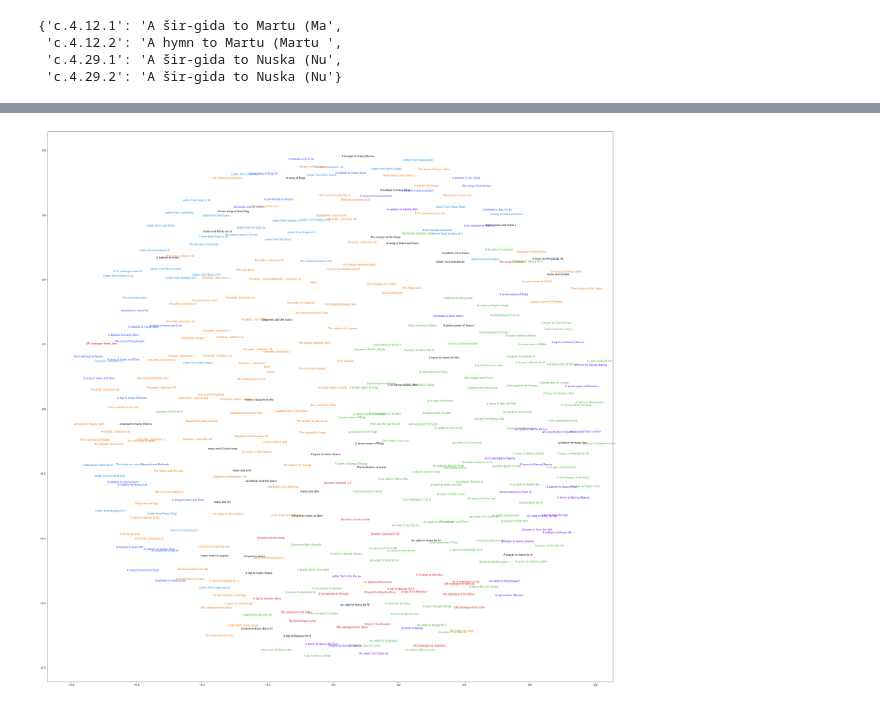
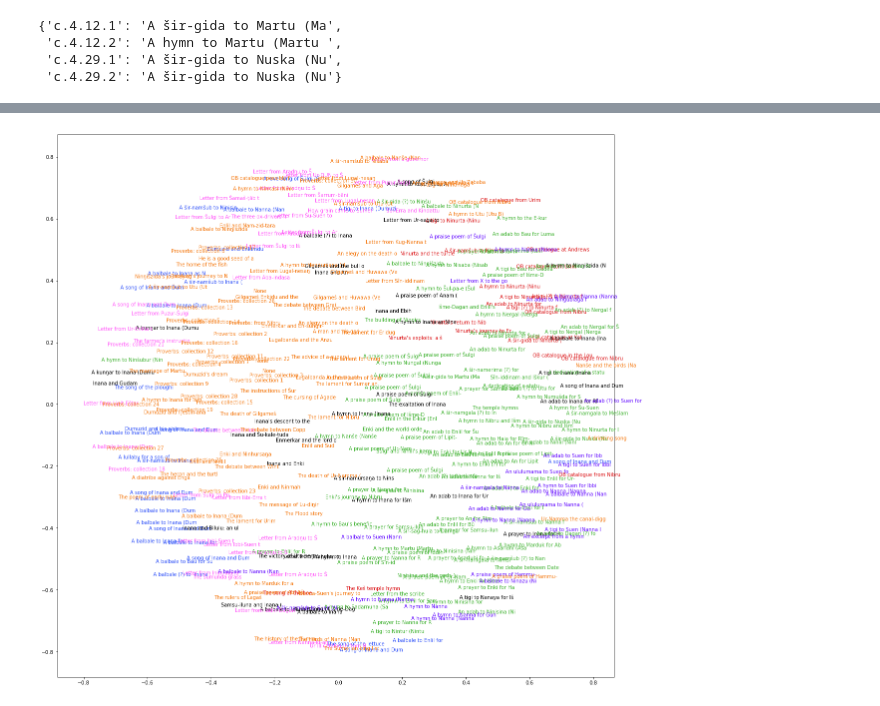
Before and after one commit to ds-modules/CUNEIF-102A, a Jupyter notebook: Notebook-Part3-MDS.ipynb, the cells around one changed output, grey strips where cells are left out. Saved outputs shown, nothing was run; the diff lists cells and outputs as text; code cells hidden in the pictures.

Commit message:
added more comments, collected and matched data to id for further analysis

```diff
--- a/Notebook-Part3-MDS.ipynb
+++ b/Notebook-Part3-MDS.ipynb
@@ -182,12 +188,12 @@ cluster_5 = ['c.2.4.2.b', 'c.2.4.4.6', 'c.2.4.5.1', 'c.2.4.5.3', 'c.2.4.5.4', 'c
 cluster_6 = ['c.0.2.07', 'c.0.2.08', 'c.1.1.1', 'c.1.1.2', 'c.1.2.1', 'c.1.2.2', 'c.1.4.1.1', 'c.1.4.3', 'c.1.5.1', 'c.1.7.1', 'c.1.7.3', 'c.1.7.4', 'c.1.7.8', 'c.1.8.1.1', 'c.1.8.1.3', 'c.1.8.1.4', 'c.1.8.1.5', 'c.1.8.1.5.1', 'c.1.8.2.1', 'c.1.8.2.2', 'c.1.8.2.4', 'c.2.1.1', 'c.2.1.2', 'c.2.1.3', 'c.2.1.4', 'c.2.1.5', 'c.2.2.2', 'c.2.2.3', 'c.2.2.4', 'c.2.2.5', 'c.2.2.6', 'c.2.4.1.1', 'c.2.4.1.4', 'c.2.4.2.02', 'c.2.4.3.1', 'c.2.5.4.a', 'c.2.8.2.1', 'c.2.8.5.a', 'c.2.8.5.b', 'c.3.2.05', 'c.3.3.02', 'c.3.3.03', 'c.3.3.39', 'c.4.06.1', 'c.4.08.15', 'c.4.13.06', 'c.4.14.2', 'c.4.14.3', 'c.4.16.2', 'c.4.19.2', 'c.4.23.1', 'c.4.32.2', 'c.4.32.e', 'c.4.32.f', 'c.5.1.3', 'c.5.2.4', 'c.5.2.5', 'c.5.3.2', 'c.5.3.3', 'c.5.3.5', 'c.5.3.6', 'c.5.4.11', 'c.5.4.12', 'c.5.5.1', 'c.5.5.2', 'c.5.5.3', 'c.5.5.a', 'c.5.6.1', 'c.5.7.1', 'c.5.7.2', 'c.5.9.1', 'c.5.9.2', 'c.6.1.01', 'c.6.1.02', 'c.6.1.03', 'c.6.1.04', 'c.6.1.05', 'c.6.1.07', 'c.6.1.08', 'c.6.1.09', 'c.6.1.10', 'c.6.1.11', 'c.6.1.12', 'c.6.1.13', 'c.6.1.14', 'c.6.1.15', 'c.6.1.16', 'c.6.1.17', 'c.6.1.19', 'c.6.1.22', 'c.6.1.23', 'c.6.1.24', 'c.6.1.25', 'c.6.1.26', 'c.6.1.27', 'c.6.1.28', 'c.6.2.1', 'c.6.2.2', 'c.6.2.3', 'c.6.2.5']
 # %%
 dict_color_cluster = { #define unique color for every cluster
-    "cluster_0": '#2c4ff9',
-    "cluster_1": '#db0f12',
-    "cluster_2": '#000000',
+    "cluster_0": '#2c4ff9', #dark blue
+    "cluster_1": '#db0f12', #red
+    "cluster_2": '#000000', #black
     "cluster_3": '#3FB230', #green
-    "cluster_4": '#158FDE', #darker bright blue
+    "cluster_4": '#ff54f9', #pink
     "cluster_5": '#630AFF', #purple
-    "cluster_6": '#F5770D' #orange
+    "cluster_6": '#F5770D'  #orange
 }
 # %%
@@ -204,42 +266,48 @@ len(embeddings_cluster)
 # %%
-mds_cluster = MDS(n_components = 2, dissimilarity="precomputed")
-embeddings_cluster = mds_cluster.fit_transform(dist_matrix)
+
+# Specify plot size and type (size is different from the previous graph)
+_, ax = plt.subplots(figsize=(20,20)) #plot
+ax.scatter(embeddings_cluster[:,0], embeddings_cluster[:,1], alpha=0)
 
 
-
-_, ax = plt.subplots(figsize=(40,40)) #plot
-ax.scatter(embeddings_cluster[:,0], embeddings_cluster[:,1], alpha=0)
-
+#Plot, Go through each cluster and match the cluster texts to their corresponding data from embeddings_cluster
 for i in range(len(cluster_0)):
     c = dict_color_cluster.get("cluster_0")
     index = get_index(texts, cluster_0[i]) #find the index of the dist_matrix that matches the ith item in cluster
     ax.annotate(labels.get(cluster_0[i]), ((embeddings_cluster[index,0], embeddings_cluster[index,1])), color = c)
+                            #access and label the correct text i coordinates from embeddings_cluster
+
 for i in range(len(cluster_1)):
     c = dict_color_cluster.get("cluster_1")
     index = get_index(texts, cluster_1[i])
     ax.annotate(labels.get(cluster_1[i]), ((embeddings_cluster[index,0], embeddings_cluster[index,1])), color = c)
+
 for i in range(len(cluster_2)):
     c = dict_color_cluster.get("cluster_2")
     index = get_index(texts, cluster_2[i])
     ax.annotate(labels.get(cluster_2[i]), ((embeddings_cluster[index,0], embeddings_cluster[index,1])), color = c)
+
 for i in range(len(cluster_3)):
     c = dict_color_cluster.get("cluster_3")
     index = get_index(texts, cluster_3[i])
     ax.annotate(labels.get(cluster_3[i]), ((embeddings_cluster[index,0], embeddings_cluster[index,1])), color = c)
+
 for i in range(len(cluster_4)):
     c = dict_color_cluster.get("cluster_4")
     index = get_index(texts, cluster_4[i])
     ax.annotate(labels.get(cluster_4[i]), ((embeddings_cluster[index,0], embeddings_cluster[index,1])), color = c)
+
 for i in range(len(cluster_5)):
     c = dict_color_cluster.get("cluster_5")
     index = get_index(texts, cluster_5[i])
     ax.annotate(labels.get(cluster_5[i]), ((embeddings_cluster[index,0], embeddings_cluster[index,1])), color = c)
+
 for i in range(len(cluster_6)):
     c = dict_color_cluster.get("cluster_6")
     index = get_index(texts, cluster_6[i])
     ax.annotate(labels.get(cluster_6[i]), ((embeddings_cluster[index,0], embeddings_cluster[index,1])), color = c)
 
 
 plt.show() #graphs the clusters by MDS
 # %% [output]
-[figure, old version]
+[figure, new version]
```
Also changed, not shown: parts of 12 cells of this notebook.
